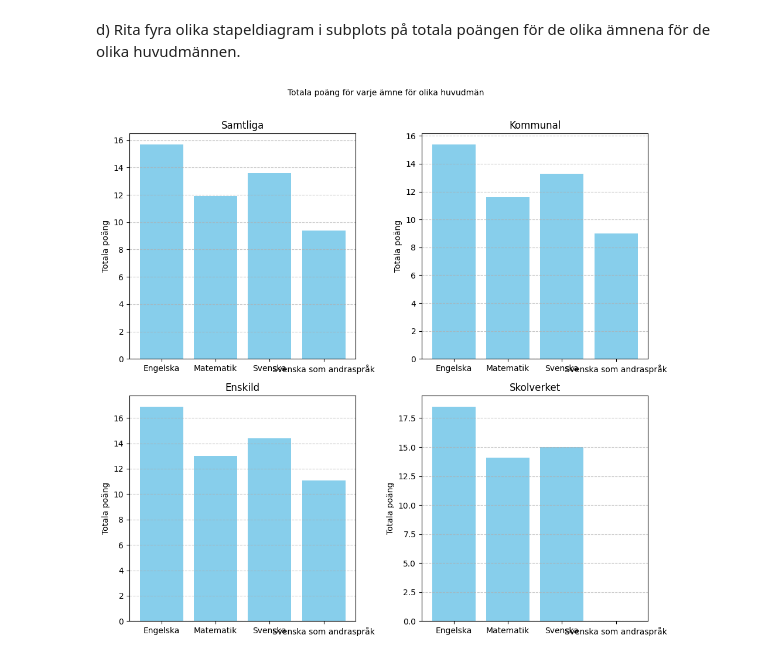
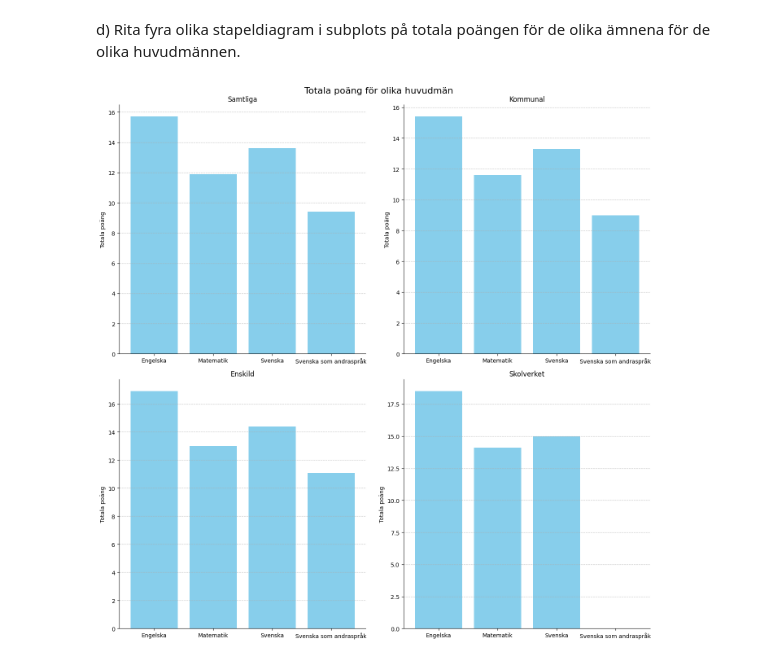
Before and after one commit to LouiseLuoto/Python-Louise-Luoto-OPA23, a Jupyter notebook: Laboration2/code.ipynb, the cells around one changed output. Saved outputs shown, nothing was run; the diff lists cells and outputs as text; code cells hidden in the pictures.

Commit message:
removed top and right spines

```diff
--- a/Laboration2/code.ipynb
+++ b/Laboration2/code.ipynb
@@ -95,34 +94,35 @@ import matplotlib.pyplot as plt
 
 def plot_subplots(df_dict):
     subjects = list(df_dict.keys())
     huvudman = df_dict[subjects[0]]['Huvudman'].unique()
 
-    fig, axes = plt.subplots(2, 2, figsize=(10, 10))
-    fig.suptitle('Totala poäng för varje ämne för olika huvudmän', fontsize=10)
+    fig, axes = plt.subplots(2, 2, figsize=(14, 14))
+    fig.suptitle('Totala poäng för olika huvudmän', fontsize=16)
 
     for i, h in enumerate(huvudman):
         total_points = []
         for subject in subjects:
             if subject != "Rapportbeskrivning och def.":
                 try:
                     df_huvudman = df_dict[subject][df_dict[subject]['Huvudman'] == h]
                     total_point = float(df_huvudman.iloc[0]["Totalt (poäng)"])
                     total_points.append(total_point)
                 except (ValueError, KeyError, IndexError):
                     total_points.append(0)
 
         row = i // 2
         col = i % 2
 
         axes[row, col].bar(subjects[:-1], total_points, color='skyblue')
         axes[row, col].set_title(f'{h}')
         axes[row, col].set_ylabel('Totala poäng')
         axes[row, col].grid(axis='y', linestyle='--', alpha=0.7)
         axes[row, col].tick_params(axis='x', rotation=0)
+        axes[row, col].spines[['top', 'right']].set_visible(False)
 
-    plt.tight_layout(rect=[0, 0.03, 1, 0.97])
+    plt.tight_layout(rect=[0, 0, 1, 1])
     plt.show()
 
 plot_subplots(df_riket)
 # %% [output]
-[figure, old version]
+[figure, new version]
```
Also changed, not shown: parts of 1 cell of this notebook.
